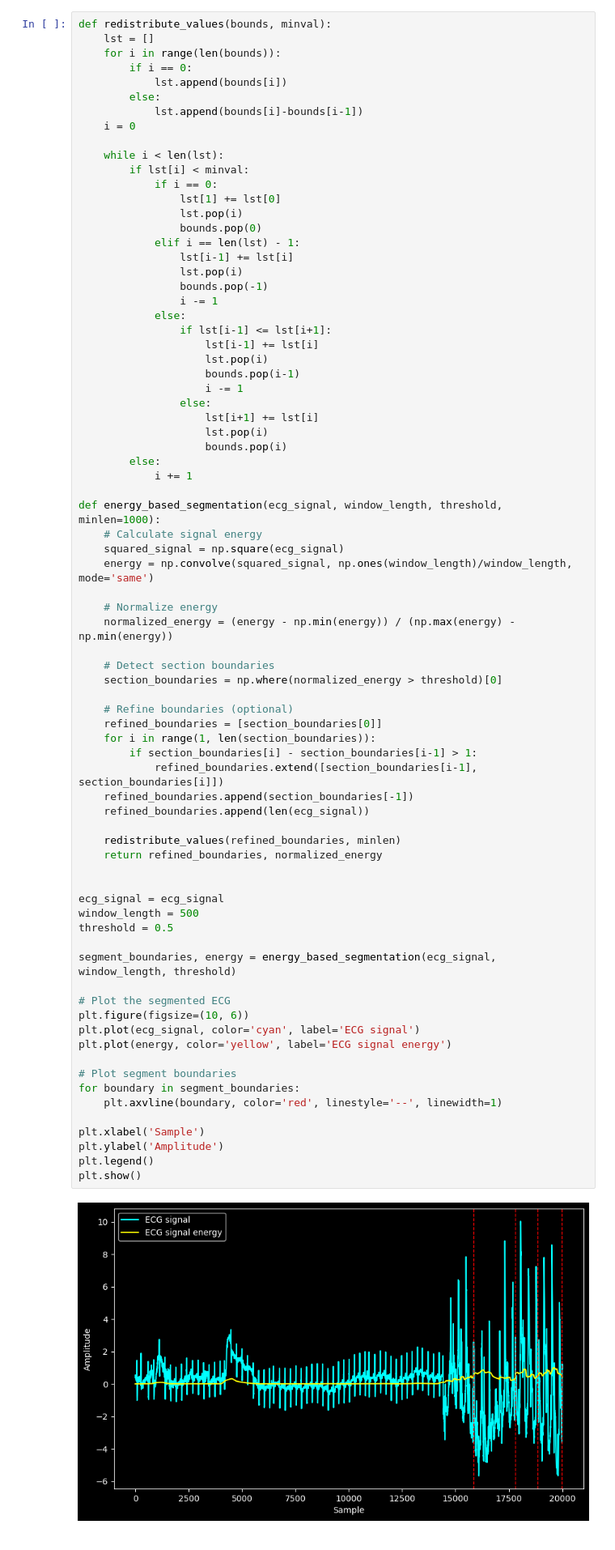
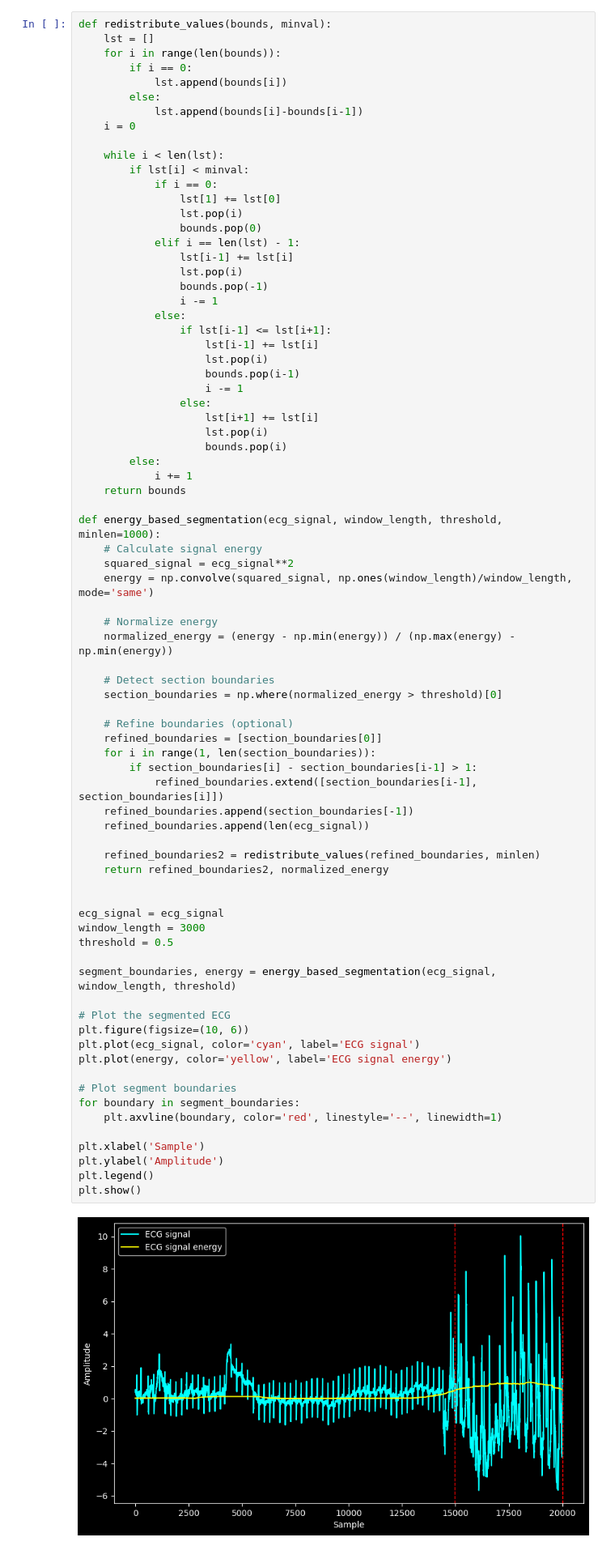
Before and after one commit to JBatRey/tp4assd, a Jupyter notebook: denoise.ipynb, the cells around one changed output. Shown: that part at 81% size. Cells and saved outputs as stored; diff of their text form.

Commit message:
refined segmentation

```diff
--- a/denoise.ipynb
+++ b/denoise.ipynb
@@ -174,10 +174,11 @@ def redistribute_values(bounds, minval):
                     bounds.pop(i)
         else:
             i += 1
+    return bounds
 
 def energy_based_segmentation(ecg_signal, window_length, threshold, minlen=1000):
     # Calculate signal energy
-    squared_signal = np.square(ecg_signal)
+    squared_signal = ecg_signal**2
     energy = np.convolve(squared_signal, np.ones(window_length)/window_length, mode='same')
 
     # Normalize energy
@@ -188,37 +189,37 @@ def energy_based_segmentation(ecg_signal, window_length, threshold, minlen=1000)
 
     # Refine boundaries (optional)
     refined_boundaries = [section_boundaries[0]]
     for i in range(1, len(section_boundaries)):
         if section_boundaries[i] - section_boundaries[i-1] > 1:
             refined_boundaries.extend([section_boundaries[i-1], section_boundaries[i]])
     refined_boundaries.append(section_boundaries[-1])
     refined_boundaries.append(len(ecg_signal))
 
-    redistribute_values(refined_boundaries, minlen)
-    return refined_boundaries, normalized_energy
+    refined_boundaries2 = redistribute_values(refined_boundaries, minlen)
+    return refined_boundaries2, normalized_energy
 
 
 ecg_signal = ecg_signal
-window_length = 500
+window_length = 3000
 threshold = 0.5
 
 segment_boundaries, energy = energy_based_segmentation(ecg_signal, window_length, threshold)
 
 # Plot the segmented ECG
 plt.figure(figsize=(10, 6))
 plt.plot(ecg_signal, color='cyan', label='ECG signal')
 plt.plot(energy, color='yellow', label='ECG signal energy')
 
 # Plot segment boundaries
 for boundary in segment_boundaries:
     plt.axvline(boundary, color='red', linestyle='--', linewidth=1)
 
 plt.xlabel('Sample')
 plt.ylabel('Amplitude')
 plt.legend()
 plt.show()
 # %% [output]
-[figure, old version]
+[figure, new version]
 # %%
 def redistribute_values(lst, bounds, minval):
     i = 0
```
